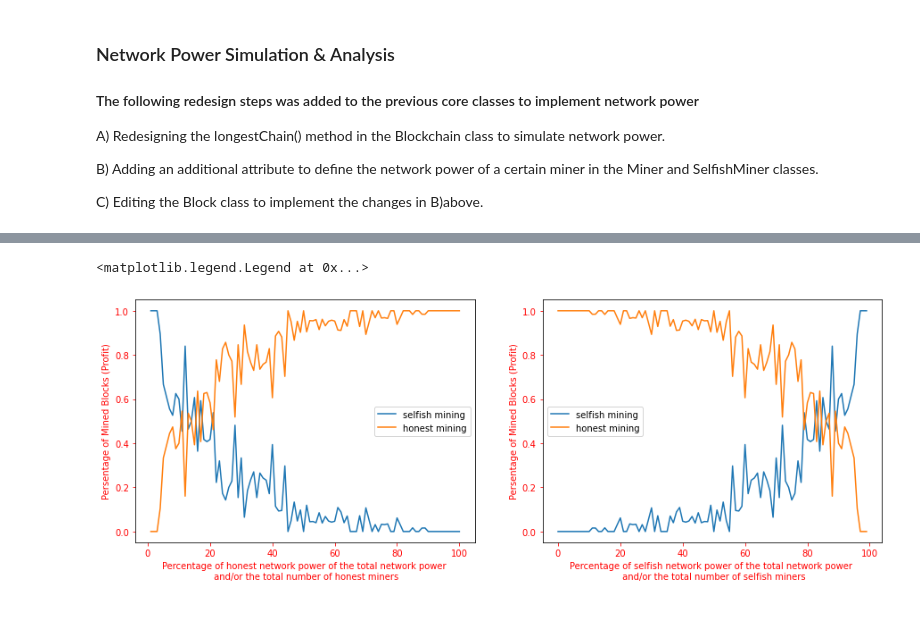
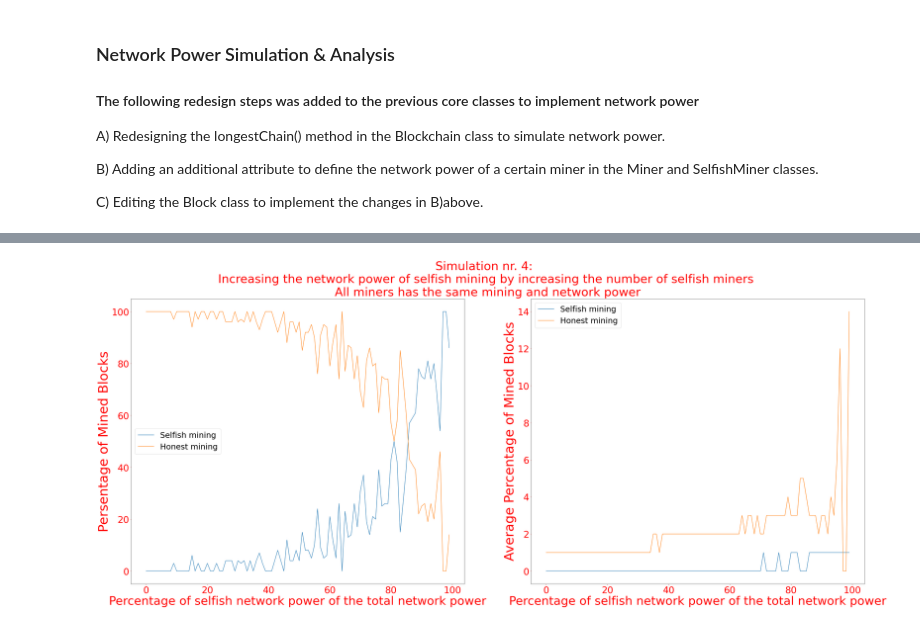
Before and after one commit to MohammedGuniem/Selfish-GHOST-and-Stubborn-Mining, a Jupyter notebook: Final Project Notebook.ipynb, the cells around one changed output, grey strips where cells are left out. Saved outputs shown, nothing was run; the diff lists cells and outputs as text; code cells hidden in the pictures.

```diff
--- a/Final Project Notebook.ipynb
+++ b/Final Project Notebook.ipynb
@@ -290,8 +291,8 @@ for selfish_power in sim_range_selfish:
     selfish_profits, honest_profits = simulate_selfish_mining(bc, honest_miners, selfish_miners)
     sum_selfish_profit = round(sum(selfish_profits), 2)
     sum_honest_profit = round(sum(honest_profits), 2)
-    all_total_selfish_profits.append(sum_selfish_profit)
-    all_total_honest_profits.append(sum_honest_profit)
+    all_total_selfish_profits.append(sum_selfish_profit*100)
+    all_total_honest_profits.append(sum_honest_profit*100)
 
     if output:
         print(f"Total Percentage Sum of Honest Profit: {sum_honest_profit}")
@@ -445,20 +446,20 @@ for selfish_power in sim_range_selfish:
     selfish_profits, honest_profits = simulate_selfish_mining(bc, honest_miners, selfish_miners)
     sum_selfish_profit = round(sum(selfish_profits), 2)
     sum_honest_profit = round(sum(honest_profits), 2)
-    all_total_selfish_profits.append(sum_selfish_profit)
-    all_total_honest_profits.append(sum_honest_profit)
+    all_total_selfish_profits.append(sum_selfish_profit*100)
+    all_total_honest_profits.append(sum_honest_profit*100)
 
     if len(selfish_profits) != 0:
         average_selfish_profit = round(sum(selfish_profits) / len(selfish_profits), 2)
     else:
         average_selfish_profit = 0
-    all_average_selfish_profits.append(average_selfish_profit)
+    all_average_selfish_profits.append(average_selfish_profit*100)
 
     if len(honest_profits) != 0:
         average_honest_profit = round(sum(honest_profits) / len(honest_profits), 2)
     else:
         average_honest_profit = 0
-    all_average_honest_profits.append(average_honest_profit)
+    all_average_honest_profits.append(average_honest_profit*100)
 
     if output:
         print(f"Total Percentage Sum of Honest Profit: {sum_honest_profit}, Average: {average_honest_profit}")
@@ -943,49 +940,34 @@ Total profit: 1
 # %%
 """
 Drawing the results of the previous simulation nr. 4
-
---- A reminder of Simulation Details ---
-In this simulation we aim to determine the effect of an increasing number of selfish miners where all individual honest and selfish miners have equal network and mining power. This simulation has the following setup:
-
-A) Total available mining power of 100
-
-B) starting the total selfish network power at 0
-
-C) starting the total honest network power at 100
-
-D) Total number of miners is 100
-
-E) Each miner will have the same network power as other miners, beacuse we are
-1. Increasing the selfish network power from 0 to 99 with selfish_network_power += 1, and at the same time increasing the number of selfish miners from 0 to 99 with num_selfish_miners += 1
-2. decreasing the honest network power from 100 to 1 with honest_network_power += 1, and at the same time decreasing the number of honest miners from 100 to 1 with num_honest_miners += 1
-
-F) Mining power is equally divided among to all miners, each miner having a mining power of 1.
 """
 
 import matplotlib.pyplot as plt
 
 selfish_power = list(sim_range_selfish)
 honest_power = list(sim_range_honest)
 
-fig, axs = plt.subplots(1, 2, figsize=(15,5))
+fig, axs = plt.subplots(1, 2, figsize=(50,20))
+fig.suptitle('Simulation nr. 4: \n Increasing the network power of selfish mining by increasing the number of selfish miners \n All miners has the same mining and network power\n', fontsize=45).set_color('red')
 
-axs[0].plot(honest_power, selfish_profits, label = "selfish mining")
-axs[0].plot(honest_power, honest_profits, label = "honest mining")
+axs[0].plot(selfish_power, all_total_selfish_profits, label = "Selfish mining")
+axs[0].plot(selfish_power, all_total_honest_profits, label = "Honest mining")
 axs[0].tick_params(axis='x', colors='red')
 axs[0].tick_params(axis='y', colors='red')
-axs[0].set_xlabel('Percentage of honest network power of the total network power \n and/or the total number of honest miners').set_color('red')
-axs[0].set_ylabel('Persentage of Mined Blocks (Profit)').set_color('red')
-axs[0].legend()
+axs[0].set_xlabel('Percentage of selfish network power of the total network power', fontsize=45).set_color('red')
+axs[0].set_ylabel('Persentage of Mined Blocks', fontsize=50).set_color('red')
+axs[0].legend(prop={"size":30})
+l = plt.setp(axs[0].get_xticklabels(), fontsize=35)
+l = plt.setp(axs[0].get_yticklabels(), fontsize=35)
 
-axs[1].plot(selfish_power, selfish_profits, label = "selfish mining")
-axs[1].plot(selfish_power, honest_profits, label = "honest mining")
+axs[1].plot(selfish_power, all_average_selfish_profits, label = "Selfish mining")
+axs[1].plot(selfish_power, all_average_honest_profits, label = "Honest mining")
 axs[1].tick_params(axis='x', colors='red')
 axs[1].tick_params(axis='y', colors='red')
-axs[1].set_xlabel('Percentage of selfish network power of the total network power \n and/or the total number of selfish miners').set_color('red')
-axs[1].set_ylabel('Persentage of Mined Blocks (Profit)').set_color('red')
-axs[1].legend()
-
-# Generate average plot here as well
+axs[1].set_xlabel('Percentage of selfish network power of the total network power', fontsize=45).set_color('red')
+axs[1].set_ylabel('Average Percentage of Mined Blocks', fontsize=50).set_color('red')
+axs[1].legend(prop={"size":30})
+l = plt.setp(axs[1].get_xticklabels(), fontsize=35)
+l = plt.setp(axs[1].get_yticklabels(), fontsize=35)
 # %% [output]
-<matplotlib.legend.Legend at 0x...>
-[figure, old version]
+[figure, new version]
```
Also changed, not shown: parts of 21 cells of this notebook, 8 other files.
